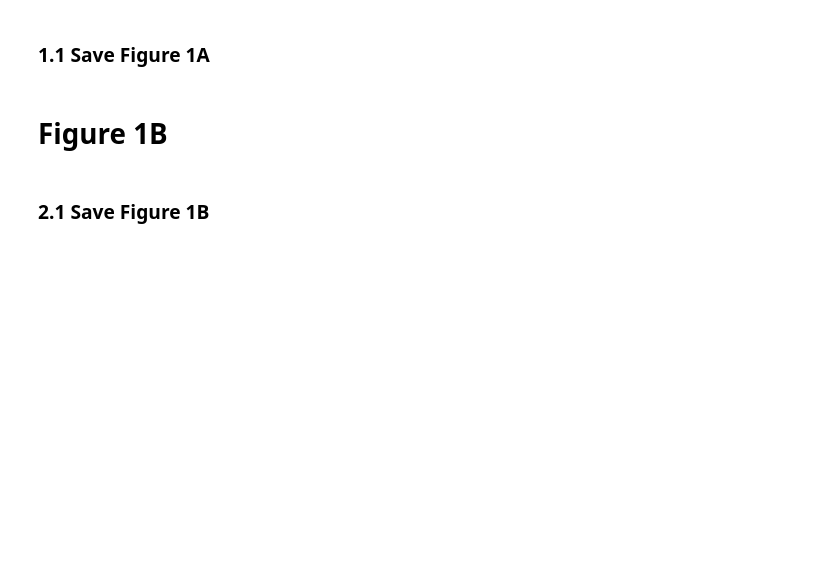
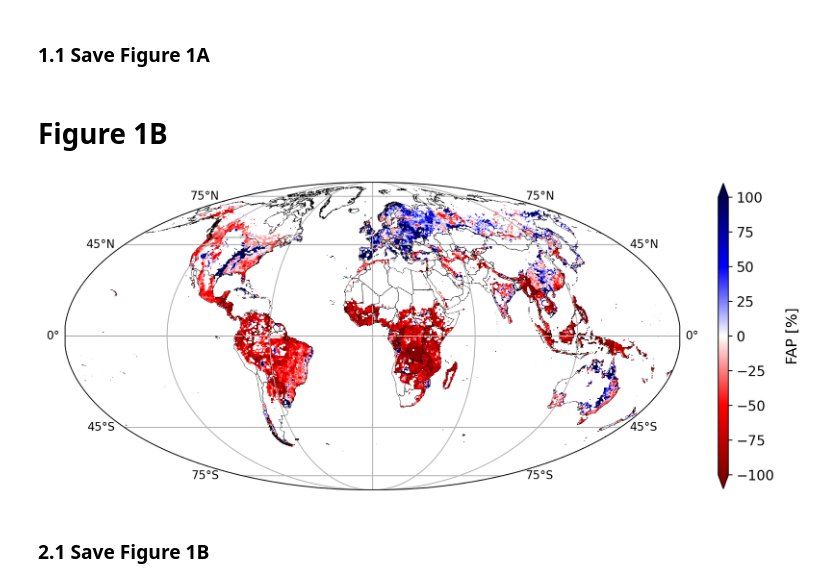
Before and after one commit to emanuelemassaro/Forest_Human_Nexus, a Jupyter notebook: Notebooks/Figure1_Maps_FAC.ipynb, the cells around one changed output. Drawn from its saved outputs; the diff is of its cells as text; code cells hidden in the pictures; blank space fills up the shorter version.

```diff
--- a/Notebooks/Figure1_Maps_FAC.ipynb
+++ b/Notebooks/Figure1_Maps_FAC.ipynb
@@ -77,33 +81,35 @@ fig.savefig(fout, dpi=300, bbox_inches='tight')
 # %%
 # Compute relative difference for Figure 1B
 year = 1975
 file_raster_path = PATHL.format(window=window, year=year)
 data, src = read_raster(file_raster_path)
 data0 = data * 100  # Convert from km² to Ha
 dataRelDiff = 100 * (data1 - data0) / data0
 
 # Plot Figure 1B
 vmin, vmax = -100, 100
 fig = plt.figure(figsize=(12, 12))
 ax = plt.axes(projection=crsplot)
 ax = set_font(ax, 20)
 ax.set_extent([-18000000, 18000000, -9000000, 9000000], crs=crsplot)
 ax.add_feature(cfeature.OCEAN, facecolor='white')
 ax.add_feature(cfeature.LAND, facecolor='white')
 gl = ax.gridlines(draw_labels=True, x_inline=False, y_inline=False)
 gl.ylocator = mticker.FixedLocator([-75, -45, 0, 45, 75])
 gl.top_labels = False
 gl.bottom_labels = False
 gdf.boundary.plot(ax=ax, color='black', lw=.25)
 show(dataRelDiff, cmap='seismic_r', vmin=vmin, vmax=vmax, ax=ax, transform=src.transform)
 
 # Add colorbar to Figure 1B
 norm = plt.Normalize(vmin=vmin, vmax=vmax)
 sm = plt.cm.ScalarMappable(cmap='seismic_r', norm=norm)
 sm.set_array([])
 cbar = fig.colorbar(sm, ax=ax, extend='both', shrink=0.4, aspect=30)
-cbar.set_label('FAC [%]', fontsize=13, labelpad=10)
+cbar.set_label('FAP [%]', fontsize=13, labelpad=10)
 cbar.ax.tick_params(labelsize=12)
+# %% [output]
+[figure, added]
 # %% [markdown]
 ### 2.1 Save Figure 1B
 # %%
```
Also changed, not shown: parts of 5 cells of this notebook, 3 other files.
